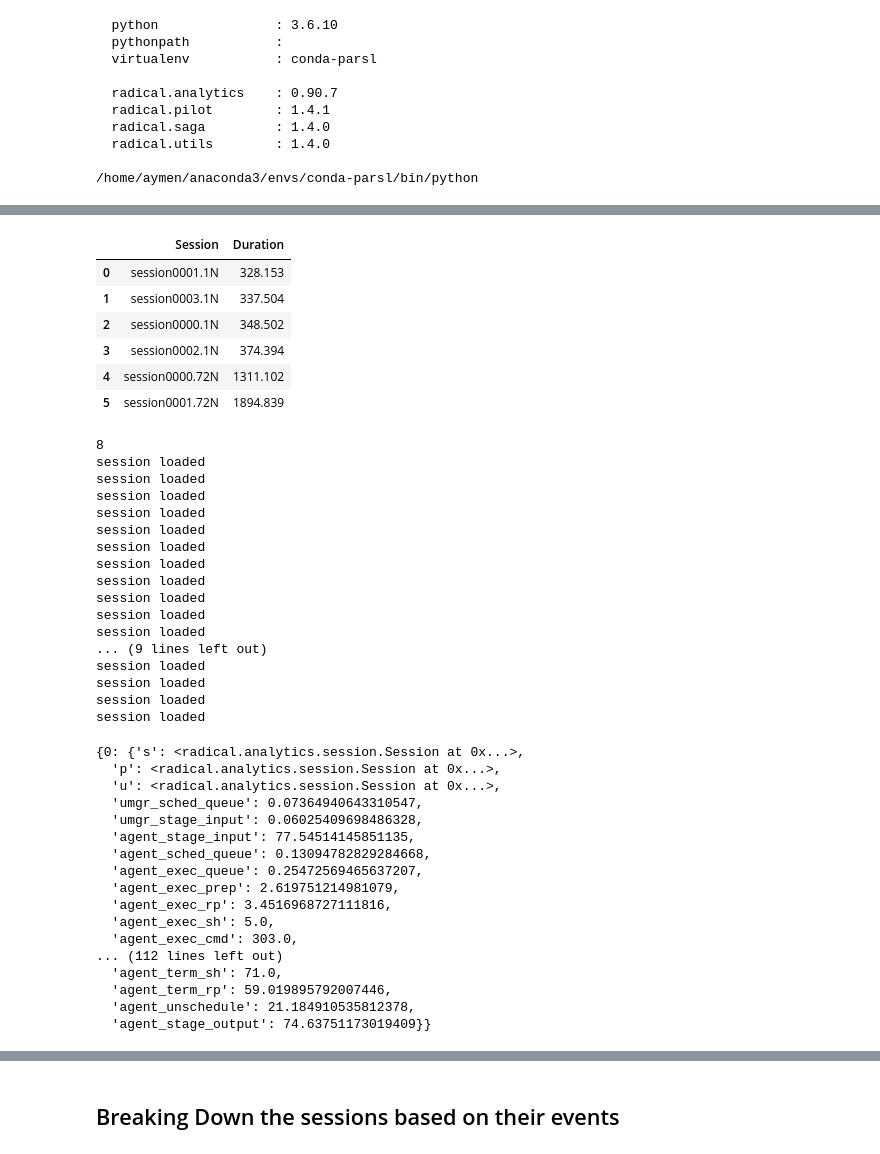
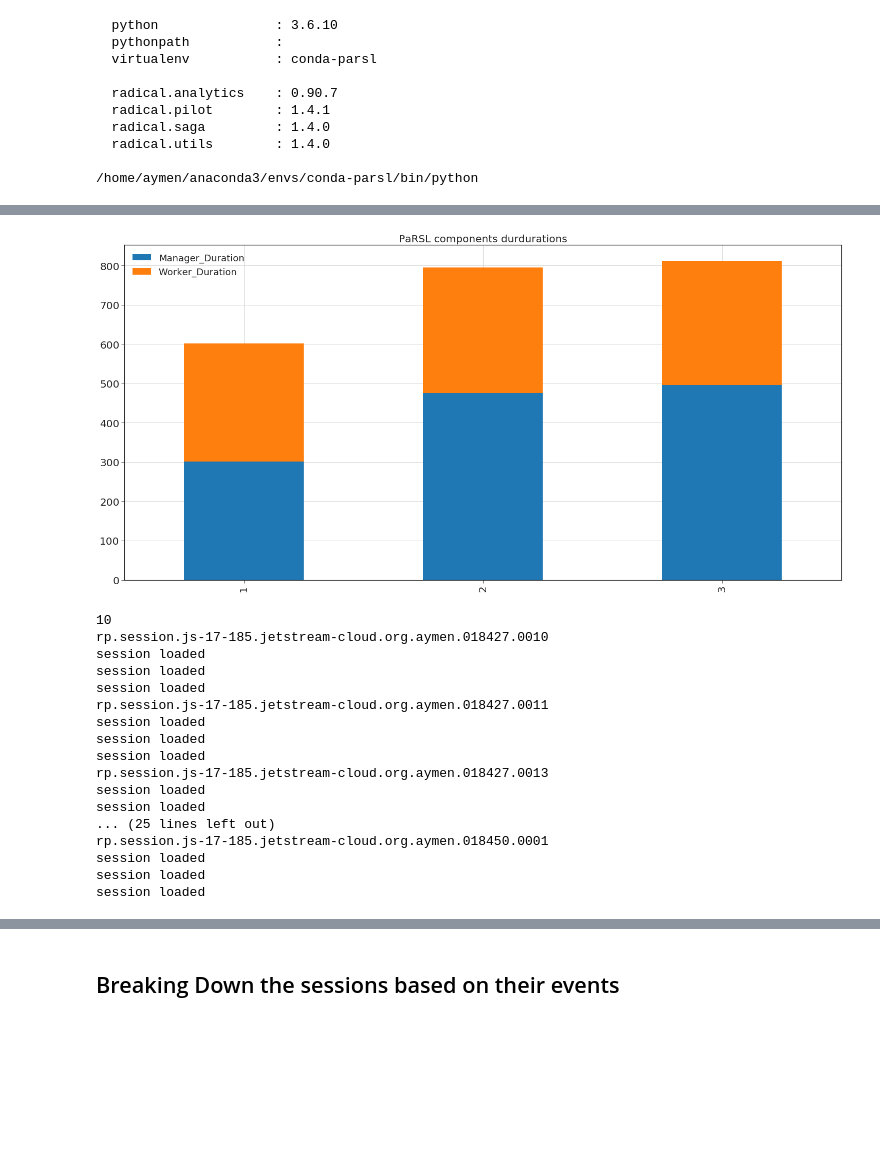
Before and after one commit to AymenFJA/Parsl-RP, a Jupyter notebook: comet-test/Notebook/RP-PARSL.ipynb, the cells around one changed output, grey strips where cells are left out. Cells and saved outputs as stored; diff of their text form; code cells hidden in the pictures; blank space fills up the shorter version.

```diff
--- a/comet-test/Notebook/RP-PARSL.ipynb
+++ b/comet-test/Notebook/RP-PARSL.ipynb
@@ -148,18 +122,33 @@ for p in ax.patches:
-# %%
-PARSL_TTC
-# %% [output]
-|  | Session | Duration |
-| 0 | session0001.1N | 328.153 |
-| 1 | session0003.1N | 337.504 |
-| 2 | session0000.1N | 348.502 |
-| 3 | session0002.1N | 374.394 |
-| 4 | session0000.72N | 1311.102 |
-| 5 | session0001.72N | 1894.839 |
+# %%
+columns = ['Manager_Duration', 'Worker_Duration']
+
+N1  = T1[:4].mean()                         # X4 sessions
+N36 = T1[5:7].mean()                        # X2 sessions
+N72 = T1[5:10].drop(['session0000.36N','session0001.36N']).mean() # X4 sessions
+
+N1_std  = T1[:4].std()                         # X4 sessions
+N36_std = T1[5:7].std()                        # X2 sessions
+N72_std = T1[5:10].drop(['session0000.36N','session0001.36N']).std() # X4 sessions
+
+T2_std = pd.DataFrame(columns=columns)
+T2_std.loc[1] = [N1_std['Manager_Duration'],N1_std['Worker_Duration']]
+T2_std.loc[2] = [N36_std['Manager_Duration'],N36_std['Worker_Duration']]
+T2_std.loc[3] = [N72_std['Manager_Duration'],N72_std['Worker_Duration']]
+
+
+T2 = pd.DataFrame(columns=columns)
+T2.loc[1] = [N1['Manager_Duration'],N1['Worker_Duration']]
+T2.loc[2] = [N36['Manager_Duration'],N36['Worker_Duration']]
+T2.loc[3] = [N72['Manager_Duration'],N72['Worker_Duration']]
+ax = T2.plot.bar(figsize=(25, 12), grid=True,stacked=True, title="PaRSL components aggregated durdurations" )
+# %% [output]
+[figure, added]
 # %%
 ss = {}
 loc = [dI for dI in os.listdir('../RP/sessions/') if os.path.isdir(os.path.join('../RP/sessions/',dI))]
 print (len(loc))
 for session in range(len(loc)):
+    print(loc[session])
     sp = os.path.join('../RP/sessions/',loc[session])
     ss[session] = {'s': ra.Session(sp, 'radical.pilot')}
     ss[session].update({'p': ss[session]['s'].filter(etype='pilot'   , inplace=False),
@@ -185,23 +174,23 @@ for i in range(len(tableau20)):
     r, g, b = tableau20[i]
     tableau20[i] = (round(r/255.,1), round(g/255.,1), round(b/255.,1))
 # %% [output]
-8
+10
+rp.session.js-17-185.jetstream-cloud.org.aymen.018427.0010
 session loaded
 session loaded
 session loaded
+rp.session.js-17-185.jetstream-cloud.org.aymen.018427.0011
 session loaded
 session loaded
 session loaded
+rp.session.js-17-185.jetstream-cloud.org.aymen.018427.0013
+session loaded
+session loaded
+... (25 lines left out)
+rp.session.js-17-185.jetstream-cloud.org.aymen.018450.0001
 session loaded
 session loaded
 session loaded
-session loaded
-session loaded
-... (9 lines left out)
-session loaded
-session loaded
-session loaded
-session loaded
 # %%
 from radical.pilot import states as rps
 
@@ -236,26 +225,6 @@ for sid in range(len(loc)):
         'agent_stage_output': u.duration( event=[{ru.EVENT: 'unschedule_stop'              },
                                                  {ru.STATE: rps.UMGR_STAGING_OUTPUT        } ])
     })
-# %%
-ss
-# %% [output]
-{0: {'s': <radical.analytics.session.Session at 0x...>,
-  'p': <radical.analytics.session.Session at 0x...>,
-  'u': <radical.analytics.session.Session at 0x...>,
-  'umgr_sched_queue': 0.07364940643310547,
-  'umgr_stage_input': 0.06025409698486328,
-  'agent_stage_input': 77.54514145851135,
-  'agent_sched_queue': 0.13094782829284668,
-  'agent_exec_queue': 0.25472569465637207,
-  'agent_exec_prep': 2.619751214981079,
-  'agent_exec_rp': 3.4516968727111816,
-  'agent_exec_sh': 5.0,
-  'agent_exec_cmd': 303.0,
-... (112 lines left out)
-  'agent_term_sh': 71.0,
-  'agent_term_rp': 59.019895792007446,
-  'agent_unschedule': 21.184910535812378,
-  'agent_stage_output': 74.63751173019409}}
 # %%
 for sid in range(len(loc)):
     print("""
```
Also changed, not shown: parts of 15 cells of this notebook, 3 other files.
